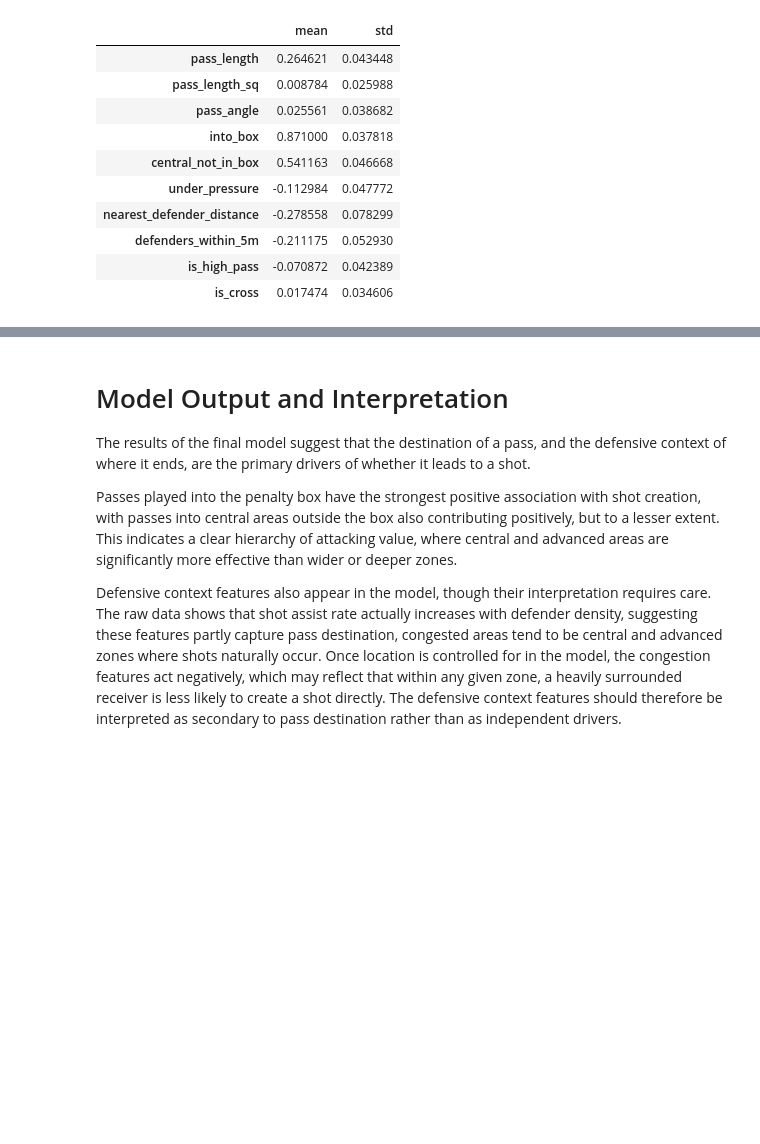
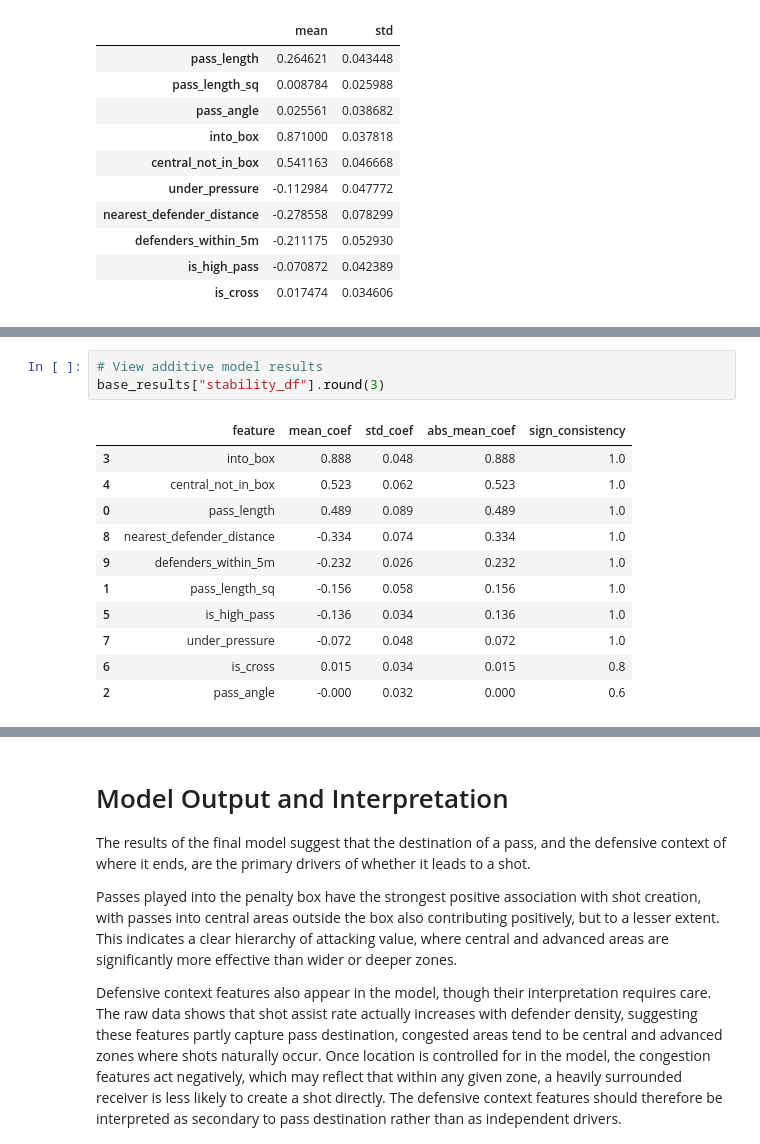
Before and after one commit to samforrest14/dcfc-data-scientist-task, a Jupyter notebook: project_outputs/dcfc_data_science_task.ipynb, the cells around one changed output, grey strips where cells are left out. Drawn from its saved outputs; the diff is of its cells as text; blank space fills up the shorter version.

```diff
--- a/project_outputs/dcfc_data_science_task.ipynb
+++ b/project_outputs/dcfc_data_science_task.ipynb
@@ -1341,0 +1590,15 @@ coef_stability.describe().T[['mean', 'std']]
+# %%
+# View additive model results
+base_results["stability_df"].round(3)
+# %% [output]
+|  | feature | mean_coef | std_coef | abs_mean_coef | sign_consistency |
+| 3 | into_box | 0.888 | 0.048 | 0.888 | 1.0 |
+| 4 | central_not_in_box | 0.523 | 0.062 | 0.523 | 1.0 |
+| 0 | pass_length | 0.489 | 0.089 | 0.489 | 1.0 |
+| 8 | nearest_defender_distance | -0.334 | 0.074 | 0.334 | 1.0 |
+| 9 | defenders_within_5m | -0.232 | 0.026 | 0.232 | 1.0 |
+| 1 | pass_length_sq | -0.156 | 0.058 | 0.156 | 1.0 |
+| 5 | is_high_pass | -0.136 | 0.034 | 0.136 | 1.0 |
+| 7 | under_pressure | -0.072 | 0.048 | 0.072 | 1.0 |
+| 6 | is_cross | 0.015 | 0.034 | 0.015 | 0.8 |
+| 2 | pass_angle | -0.000 | 0.032 | 0.000 | 0.6 |
```
Also changed, not shown: parts of 21 cells of this notebook, 1 other file.
